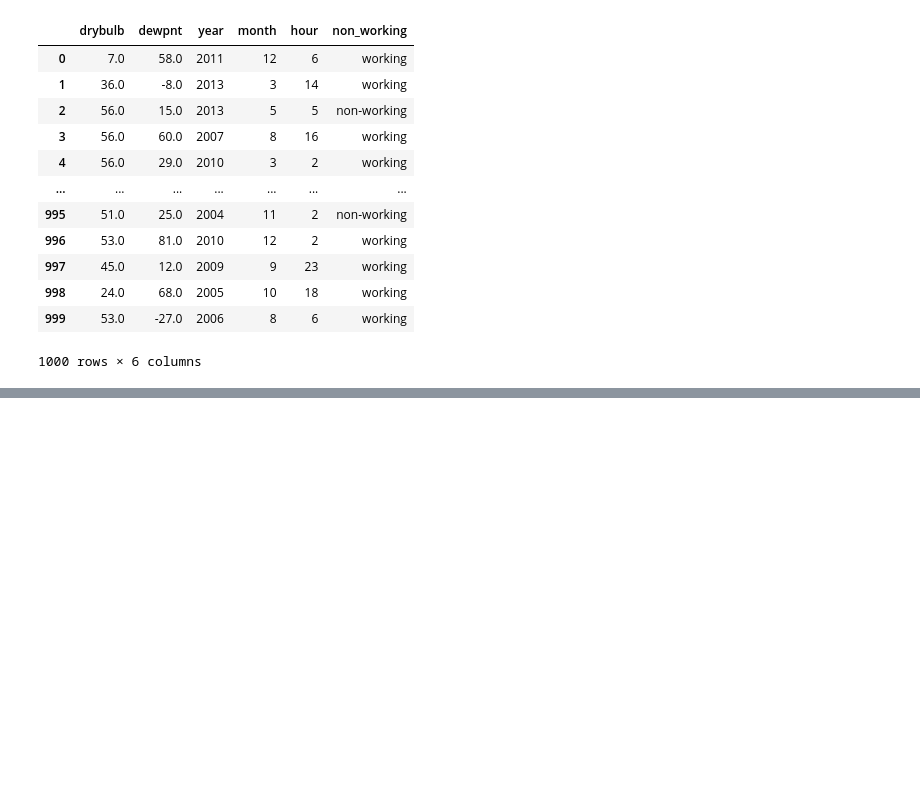
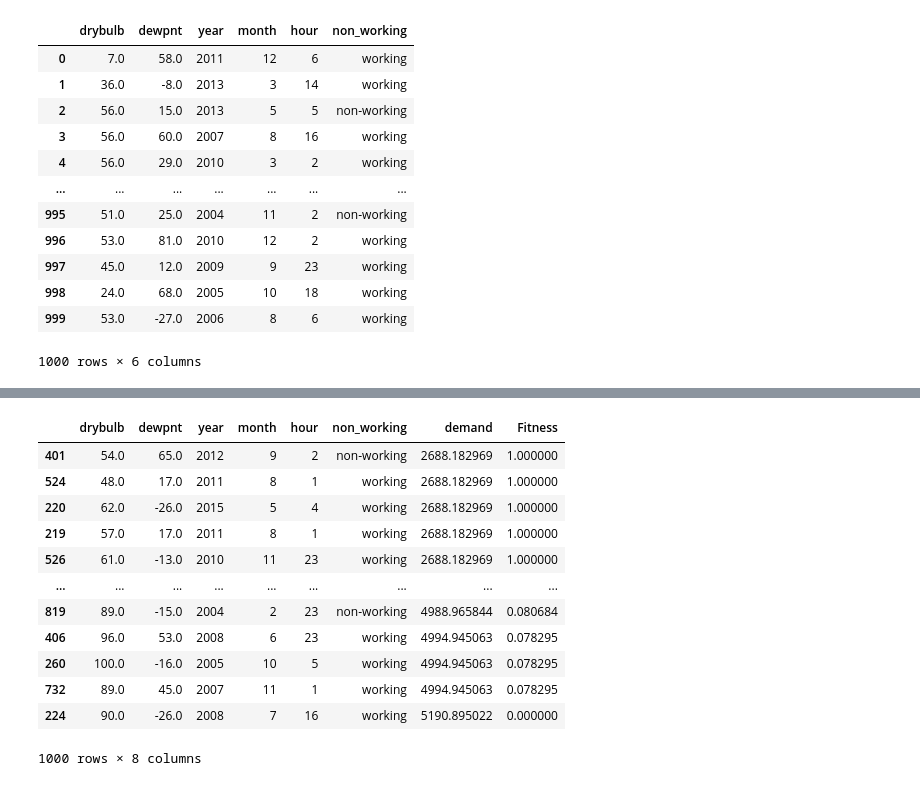
Before and after one commit to thenoaimi/energy-consumption-repo, a Jupyter notebook: Genetic_Algorithm.ipynb, the cells around one changed output, grey strips where cells are left out. Drawn from its saved outputs; the diff is of its cells as text; code cells hidden in the pictures; blank space fills up the shorter version.

```diff
--- a/Genetic_Algorithm.ipynb
+++ b/Genetic_Algorithm.ipynb
@@ -715,0 +736,16 @@ FinalGen
+# %%
+finalEval.sort_values(by=['demand'], ascending=True)
+# %% [output]
+|  | drybulb | dewpnt | year | month | hour | non_working | demand | Fitness |
+| 401 | 54.0 | 65.0 | 2012 | 9 | 2 | non-working | 2688.182969 | 1.000000 |
+| 524 | 48.0 | 17.0 | 2011 | 8 | 1 | working | 2688.182969 | 1.000000 |
+| 220 | 62.0 | -26.0 | 2015 | 5 | 4 | working | 2688.182969 | 1.000000 |
+| 219 | 57.0 | 17.0 | 2011 | 8 | 1 | working | 2688.182969 | 1.000000 |
+| 526 | 61.0 | -13.0 | 2010 | 11 | 23 | working | 2688.182969 | 1.000000 |
+| ... | ... | ... | ... | ... | ... | ... | ... | ... |
+| 819 | 89.0 | -15.0 | 2004 | 2 | 23 | non-working | 4988.965844 | 0.080684 |
+| 406 | 96.0 | 53.0 | 2008 | 6 | 23 | working | 4994.945063 | 0.078295 |
+| 260 | 100.0 | -16.0 | 2005 | 10 | 5 | working | 4994.945063 | 0.078295 |
+| 732 | 89.0 | 45.0 | 2007 | 11 | 1 | working | 4994.945063 | 0.078295 |
+| 224 | 90.0 | -26.0 | 2008 | 7 | 16 | working | 5190.895022 | 0.000000 |
+1000 rows × 8 columns
```
Also changed, not shown: parts of 7 cells of this notebook.
